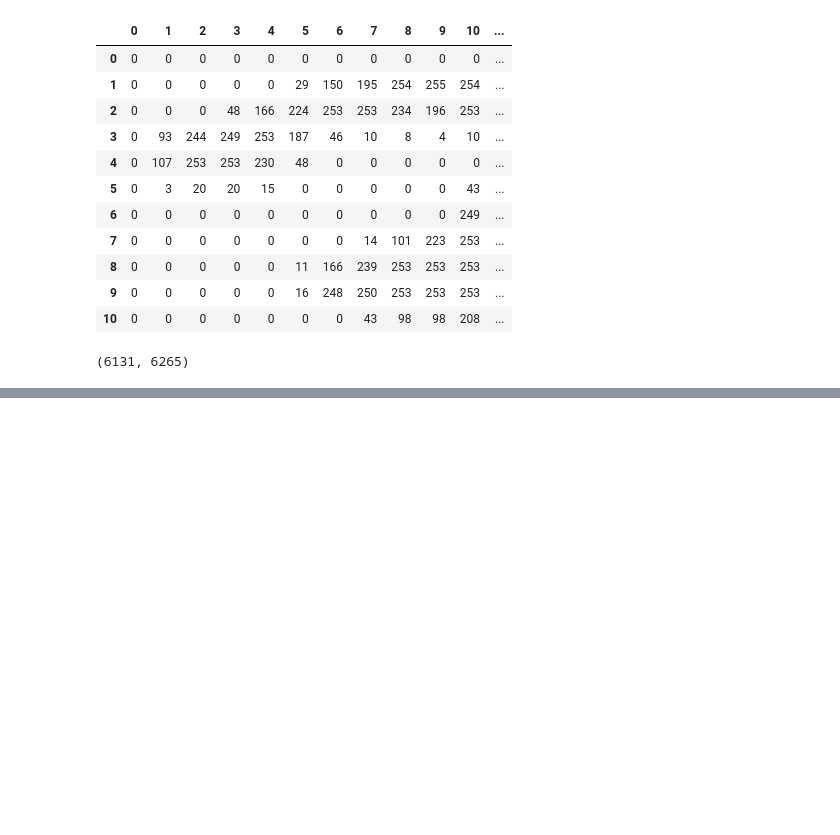
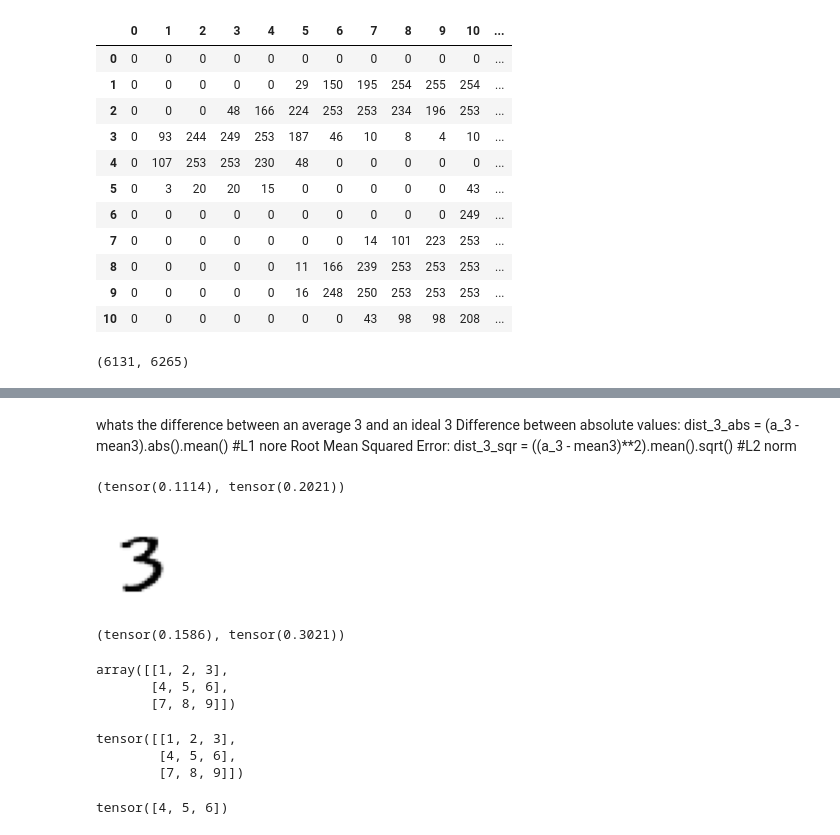
Before and after one commit to light-magician/ml-daily, a Jupyter notebook: code/fastai_book/mnist_basics.ipynb, the cells around one changed output, grey strips where cells are left out. Saved outputs shown, nothing was run; the diff lists cells and outputs as text; code cells hidden in the pictures; blank space fills up the shorter version.

```diff
--- a/code/fastai_book/mnist_basics.ipynb
+++ b/code/fastai_book/mnist_basics.ipynb
@@ -61,0 +95,19 @@ len(three_tensors),len(seven_tensors)
+# %% [markdown]
+whats the difference between an average 3 and an ideal 3
+Difference between absolute values:
+dist_3_abs = (a_3 - mean3).abs().mean() #L1 nore
+Root Mean Squared Error:
+dist_3_sqr = ((a_3 - mean3)**2).mean().sqrt() #L2 norm
+# %%
+a_3 = stacked_threes[1]
+show_image(a_3);
+dist_3_abs = (a_3 - mean3).abs().mean()
+dist_3_sqr = ((a_3 - mean3)**2).mean().sqrt()
+dist_3_abs,dist_3_sqr
+# %% [output]
+(tensor(0.1114), tensor(0.2021))
+[figure, added]
+# %%
+F.l1_loss(a_3.float(),mean7), F.mse_loss(a_3,mean7).sqrt()
+# %% [output]
+(tensor(0.1586), tensor(0.3021))
@@ -61,0 +118,16 @@ len(three_tensors),len(seven_tensors)
+# %%
+arr
+# %% [output]
+array([[1, 2, 3],
+       [4, 5, 6],
+       [7, 8, 9]])
+# %%
+tns
+# %% [output]
+tensor([[1, 2, 3],
+        [4, 5, 6],
+        [7, 8, 9]])
+# %%
+tns[1]
+# %% [output]
+tensor([4, 5, 6])
```
Also changed, not shown: parts of 17 cells of this notebook.
